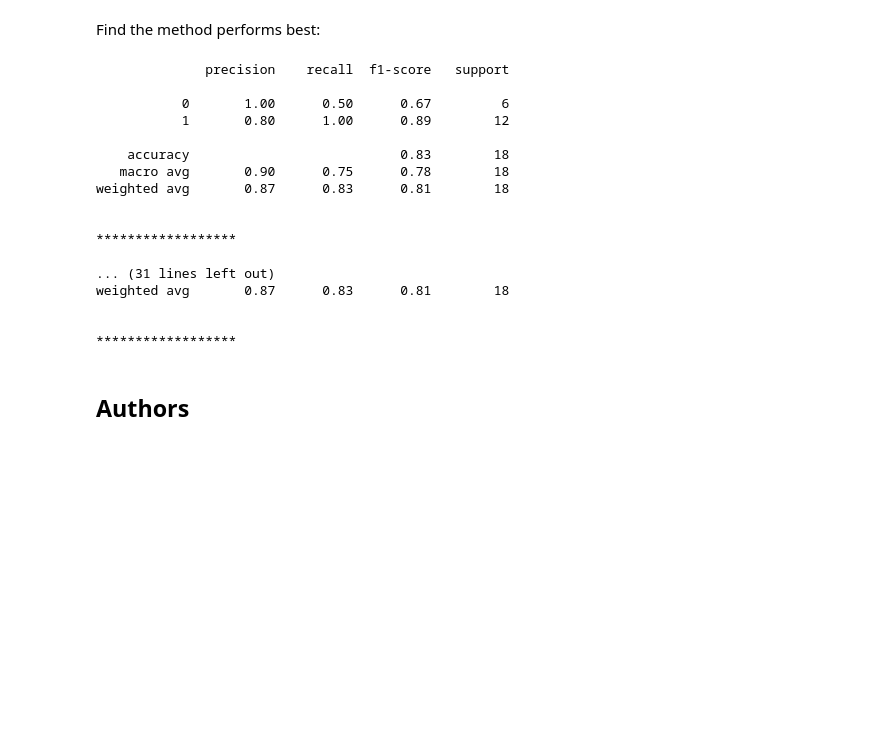
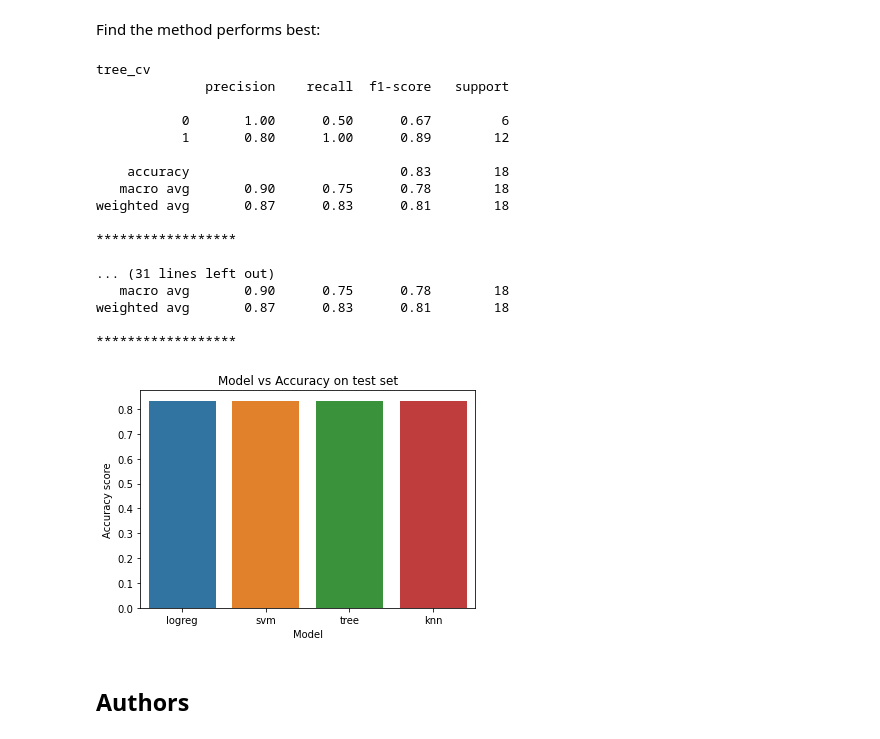
Before and after one commit to ZakariaElbe1/IBM-Capstone-Project-DSC, a Jupyter notebook: machine learning prediction/SpaceX_Machine Learning Prediction_Part_5.ipynb, the cells around one changed output. Saved outputs shown, nothing was run; the diff lists cells and outputs as text; code cells hidden in the pictures; blank space fills up the shorter version.

```diff
--- a/machine learning prediction/SpaceX_Machine Learning Prediction_Part_5.ipynb
+++ b/machine learning prediction/SpaceX_Machine Learning Prediction_Part_5.ipynb
@@ -190,0 +190,3 @@ logreg_cv.score(X_test, Y_test)
+# %%
+print(logreg_cv.score(X_test, Y_test))
+accuracies.append(logreg_cv.score(X_test, Y_test))
@@ -232,0 +233,3 @@ svm_cv.score(X_test, Y_test)
+# %%
+print(svm_cv.score(X_test, Y_test))
+accuracies.append(svm_cv.score(X_test, Y_test))
@@ -277,0 +279,3 @@ tree_cv.score(X_test, Y_test)
+# %%
+print(tree_cv.score(X_test, Y_test))
+accuracies.append(tree_cv.score(X_test, Y_test))
@@ -313,0 +319,3 @@ knn_cv.score(X_test, Y_test)
+# %%
+print(knn_cv.score(X_test, Y_test))
+accuracies.append(knn_cv.score(X_test, Y_test))
@@ -325,16 +335,16 @@ Find the method performs best:
 # %%
 #All the algorithms have the some value of accuracry on the test set with the same precision, recall and the F1_score
 from sklearn.metrics import classification_report
-for model in [tree_cv,
-             knn_cv,
-             logreg_cv,
-             svm_cv]:
+models = [tree_cv,knn_cv,logreg_cv,svm_cv]
+names = ["tree_cv","knn_cv","logreg_cv","svm_cv"]
+for name,model in zip(names,models) :
     yhat = model.predict(X_test)
+    print(name)
     print(classification_report(Y_test, yhat))
-    print()
     print('******************'.center(7))
     print()
 # %% [output]
+tree_cv
               precision    recall  f1-score   support
 
            0       1.00      0.50      0.67         6
@@ -344,11 +354,10 @@ for model in [tree_cv,
    macro avg       0.90      0.75      0.78        18
 weighted avg       0.87      0.83      0.81        18
 
-
 ******************
 
 ... (31 lines left out)
+   macro avg       0.90      0.75      0.78        18
 weighted avg       0.87      0.83      0.81        18
 
-
 ******************
@@ -355,3 +366,11 @@ weighted avg       0.87      0.83      0.81        18
+# %%
+sns.barplot(x=["logreg","svm","tree","knn"], y=accuracies)
+plt.xlabel('Model')
+plt.ylabel('Accuracy score')
+plt.title('Model vs Accuracy on test set')
+plt.show()
+# %% [output]
+[figure, added]
 # %% [markdown]
 ## Authors
 # %% [markdown]
```
Also changed, not shown: parts of 12 cells of this notebook.
